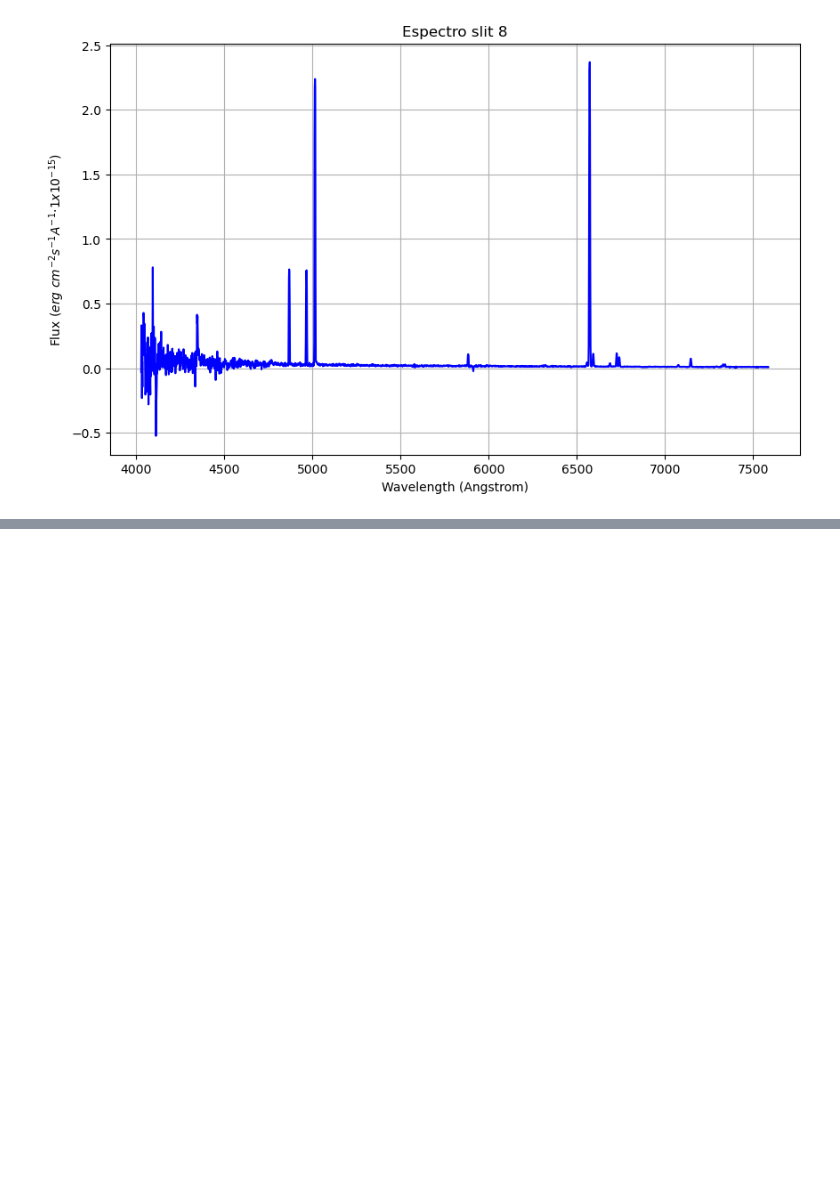
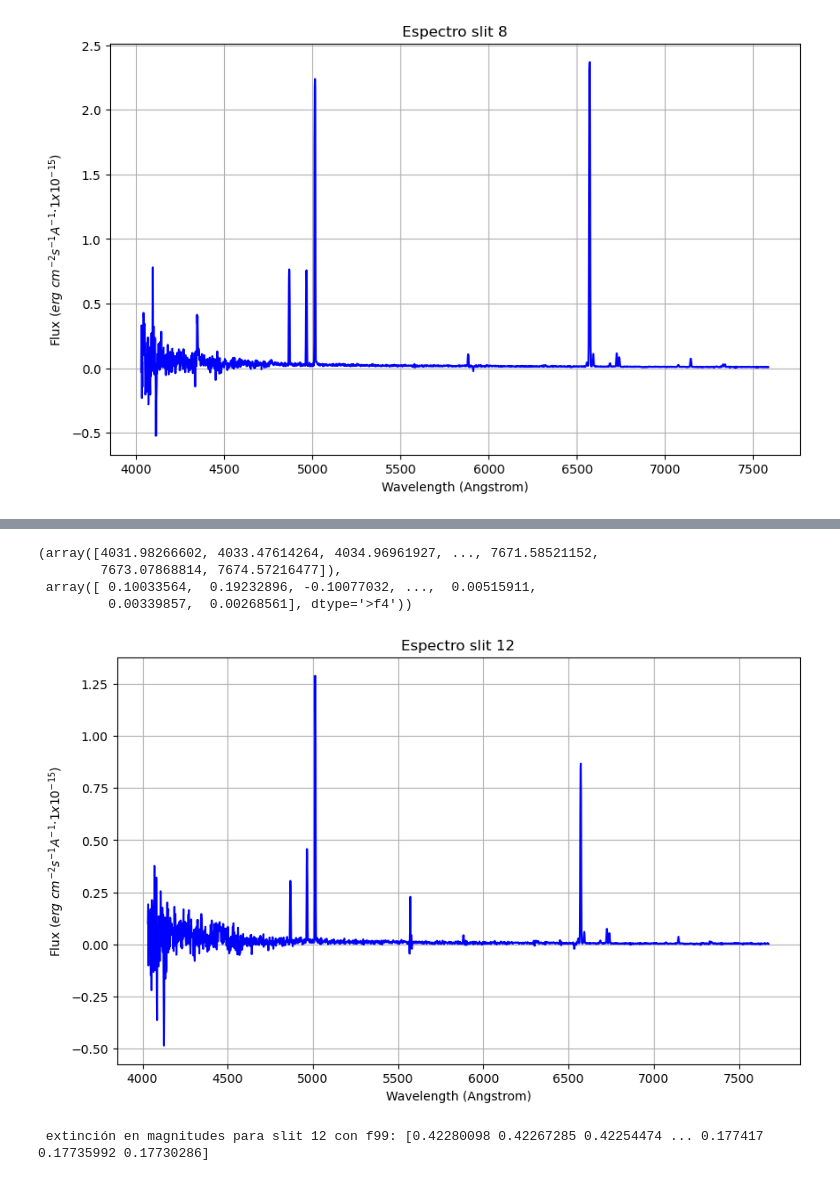
Before and after one commit to blnblnbln/TESIS, a Jupyter notebook: mask2/codes_mask2/ext_fits.ipynb, the cells around one changed output, grey strips where cells are left out. Drawn from its saved outputs; the diff is of its cells as text; code cells hidden in the pictures; blank space fills up the shorter version.

```diff
--- a/mask2/codes_mask2/ext_fits.ipynb
+++ b/mask2/codes_mask2/ext_fits.ipynb
@@ -172,0 +254,28 @@ print(f' extinción en magnitudes para slit 8 con f99: {wave8_f99}') #array of e
+# %%
+wave12, flux12
+# %% [output]
+(array([4031.98266602, 4033.47614264, 4034.96961927, ..., 7671.58521152,
+        7673.07868814, 7674.57216477]),
+ array([ 0.10033564,  0.19232896, -0.10077032, ...,  0.00515911,
+         0.00339857,  0.00268561], dtype='>f4'))
+# %%
+%matplotlib inline
+plt.figure(figsize=(10, 6))
+plt.plot(wave12, flux12, linestyle='-', color='b')
+plt.xlabel('Wavelength (Angstrom)')
+plt.ylabel('Flux $(erg\ cm^{-2} s^{-1} A^{-1} · 1x 10^{-15})$')
+plt.title('Espectro slit 12')
+plt.grid(True)
+plt.show()
+# %% [output]
+[figure, added]
+# %%
+import extinction
+
+#tengo mi array de longitudes de onda de todo el espectro: wave4
+# mi A_v (de NED) es 0.299 (Landolt+2011)
+# Fitzpatrick (1999)
+wave12_f99 = extinction.fitzpatrick99(wave12, 0.299, 3.1)
+print(f' extinción en magnitudes para slit 12 con f99: {wave12_f99}') #array of extinction in magnitudes at each input wavelength
+# %% [output]
+ extinción en magnitudes para slit 12 con f99: [0.42280098 0.42267285 0.42254474 ... 0.177417   0.17735992 0.17730286]
```
Also changed, not shown: parts of 13 cells of this notebook.
